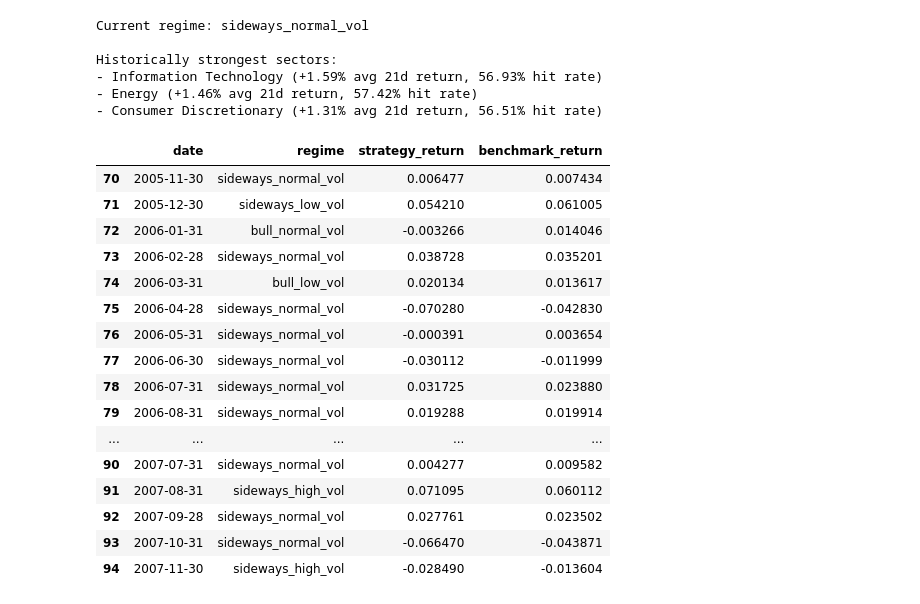
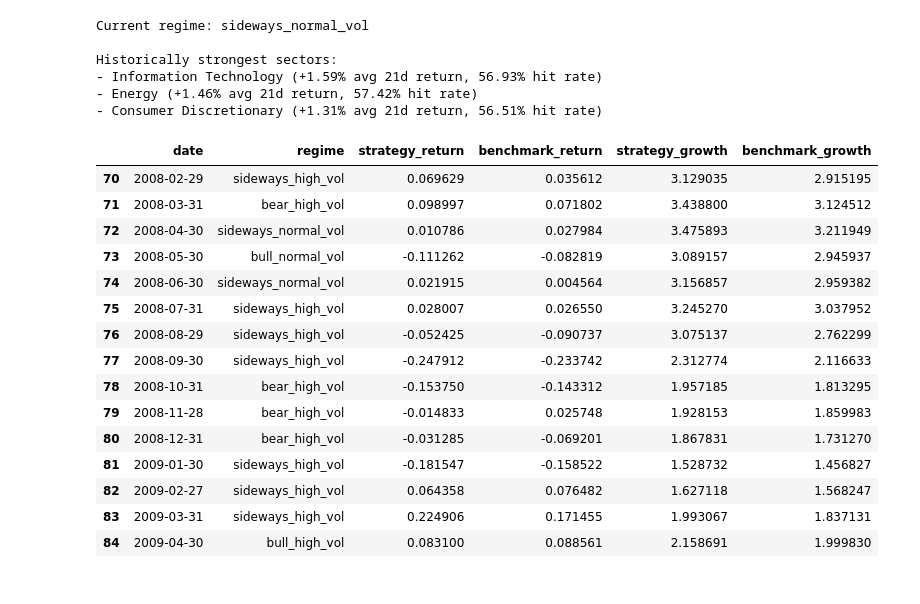
Before and after one commit to ediaz-usf/SP500-Analysis-Project, a Jupyter notebook: S&P_Analysis.ipynb, the cells around one changed output. Drawn from its saved outputs; the diff is of its cells as text; code cells hidden in the pictures.

Commit message:
Refactor S&P Analysis Notebook: Update execution counts, enhance sector analysis functions, and include growth calculations for strategy and benchmark returns.

```diff
--- a/S&P_Analysis.ipynb
+++ b/S&P_Analysis.ipynb
@@ -576,59 +576,74 @@ sectors_filt = sectors_filt.merge(
     how='left'
 )
 
-def get_top_sectors_per_date_and_regime(regime, top_n=3):
+def get_top_sectors_using_history(regime, top_n=3): # this function uses only historical data up to the current date
 
     top_sectors = (
-        sector_perf[sector_perf['combined_regime'] ==regime]
+        historical_sector_perf[(historical_sector_perf['combined_regime'] == regime) & (historical_sector_perf['obs'] >= 3)] # only consider sectors with at least 30 observations in that regime to ensure statistical significance
         .sort_values('avg_fwd_ret_21d', ascending=False)
         .head(top_n)
+        .reset_index(drop=True)
     )
-
     return top_sectors
 
 
 # Calculate strategy returns by applying the top sectors for each regime to the historical data and compare to benchmark (equal weight of all sectors)
 results = []
 
 for date in rebalance_dates_df['date']:
 
+    history = sectors_filt[sectors_filt['date'] < date]
+
+    if history['date'].nunique() < 12: # skip the first year since we don't have enough data to determine the top sectors for each regime
+        continue
+
     regime = sectors_filt[sectors_filt['date'] == date]['combined_regime'].values[0]
-    top_3_sectors = get_top_sectors_per_date_and_regime(regime, top_n=3)[['sector', 'avg_fwd_ret_21d']]
+    historical_sector_perf = history.groupby(['combined_regime', 'sector'], as_index=False).agg(avg_fwd_ret_21d=('fwd_ret_21d', 'mean'), obs = ('fwd_ret_21d', 'count'))
+    top_3_sectors = get_top_sectors_using_history(regime, top_n=3)[['sector', 'avg_fwd_ret_21d']]
+
+    if top_3_sectors.empty:
+        continue
+
     sectors_realized_ret = sectors_filt[(sectors_filt['sector'].isin(top_3_sectors['sector'])) & (sectors_filt['date'] == date)][['sector', 'fwd_ret_21d']].sort_values('sector')
 
-    top_3_sectors = top_3_sectors.merge(
-        sectors_realized_ret,
-        on='sector',
-        how='left'
-    ).sort_values('sector')
+    if sectors_realized_ret.empty:
+        continue
 
-    strategy_return = top_3_sectors['fwd_ret_21d'].mean() # equal weight return of the 3 sectors
-    benchmark_return = sectors_filt[(sectors_filt['date'] == date)]['fwd_ret_21d'].mean()
+    strategy_return = sectors_realized_ret['fwd_ret_21d'].mean() # equal weight return of the 3 sectors
+    benchmark_return = sectors_filt[sectors_filt['date'] == date]['fwd_ret_21d'].mean() # average return across all sectors as benchmark
 
     results.append({
         'date': date,
         'regime': regime,
         'strategy_return': strategy_return,
         'benchmark_return': benchmark_return
     })
 
 results_df = pd.DataFrame(results)
-results_df[70:95]
+
+results_df = results_df.dropna(subset=['strategy_return', 'benchmark_return']).copy()
+results_df = results_df.sort_values('date').reset_index(drop=True)
+
+# Convert 21d forward returns into growth curves
+results_df['strategy_growth'] = (1 + results_df['strategy_return']).cumprod()
+results_df['benchmark_growth'] = (1 + results_df['benchmark_return']).cumprod()
+
+
+results_df[70:85]
 # %% [output]
-|  | date | regime | strategy_return | benchmark_return |
-| 70 | 2005-11-30 | sideways_normal_vol | 0.006477 | 0.007434 |
-| 71 | 2005-12-30 | sideways_low_vol | 0.054210 | 0.061005 |
-| 72 | 2006-01-31 | bull_normal_vol | -0.003266 | 0.014046 |
-| 73 | 2006-02-28 | sideways_normal_vol | 0.038728 | 0.035201 |
-| 74 | 2006-03-31 | bull_low_vol | 0.020134 | 0.013617 |
-| 75 | 2006-04-28 | sideways_normal_vol | -0.070280 | -0.042830 |
-| 76 | 2006-05-31 | sideways_normal_vol | -0.000391 | 0.003654 |
-| 77 | 2006-06-30 | sideways_normal_vol | -0.030112 | -0.011999 |
-| 78 | 2006-07-31 | sideways_normal_vol | 0.031725 | 0.023880 |
-| 79 | 2006-08-31 | sideways_normal_vol | 0.019288 | 0.019914 |
-| ... | ... | ... | ... | ... |
-| 90 | 2007-07-31 | sideways_normal_vol | 0.004277 | 0.009582 |
-| 91 | 2007-08-31 | sideways_high_vol | 0.071095 | 0.060112 |
-| 92 | 2007-09-28 | sideways_normal_vol | 0.027761 | 0.023502 |
-| 93 | 2007-10-31 | sideways_normal_vol | -0.066470 | -0.043871 |
-| 94 | 2007-11-30 | sideways_high_vol | -0.028490 | -0.013604 |
+|  | date | regime | strategy_return | benchmark_return | strategy_growth | benchmark_growth |
+| 70 | 2008-02-29 | sideways_high_vol | 0.069629 | 0.035612 | 3.129035 | 2.915195 |
+| 71 | 2008-03-31 | bear_high_vol | 0.098997 | 0.071802 | 3.438800 | 3.124512 |
+| 72 | 2008-04-30 | sideways_normal_vol | 0.010786 | 0.027984 | 3.475893 | 3.211949 |
+| 73 | 2008-05-30 | bull_normal_vol | -0.111262 | -0.082819 | 3.089157 | 2.945937 |
+| 74 | 2008-06-30 | sideways_normal_vol | 0.021915 | 0.004564 | 3.156857 | 2.959382 |
+| 75 | 2008-07-31 | sideways_high_vol | 0.028007 | 0.026550 | 3.245270 | 3.037952 |
+| 76 | 2008-08-29 | sideways_high_vol | -0.052425 | -0.090737 | 3.075137 | 2.762299 |
+| 77 | 2008-09-30 | sideways_high_vol | -0.247912 | -0.233742 | 2.312774 | 2.116633 |
+| 78 | 2008-10-31 | bear_high_vol | -0.153750 | -0.143312 | 1.957185 | 1.813295 |
+| 79 | 2008-11-28 | bear_high_vol | -0.014833 | 0.025748 | 1.928153 | 1.859983 |
+| 80 | 2008-12-31 | bear_high_vol | -0.031285 | -0.069201 | 1.867831 | 1.731270 |
+| 81 | 2009-01-30 | sideways_high_vol | -0.181547 | -0.158522 | 1.528732 | 1.456827 |
+| 82 | 2009-02-27 | sideways_high_vol | 0.064358 | 0.076482 | 1.627118 | 1.568247 |
+| 83 | 2009-03-31 | sideways_high_vol | 0.224906 | 0.171455 | 1.993067 | 1.837131 |
+| 84 | 2009-04-30 | bull_high_vol | 0.083100 | 0.088561 | 2.158691 | 1.999830 |
```
Also changed, not shown: parts of 1 cell of this notebook.
